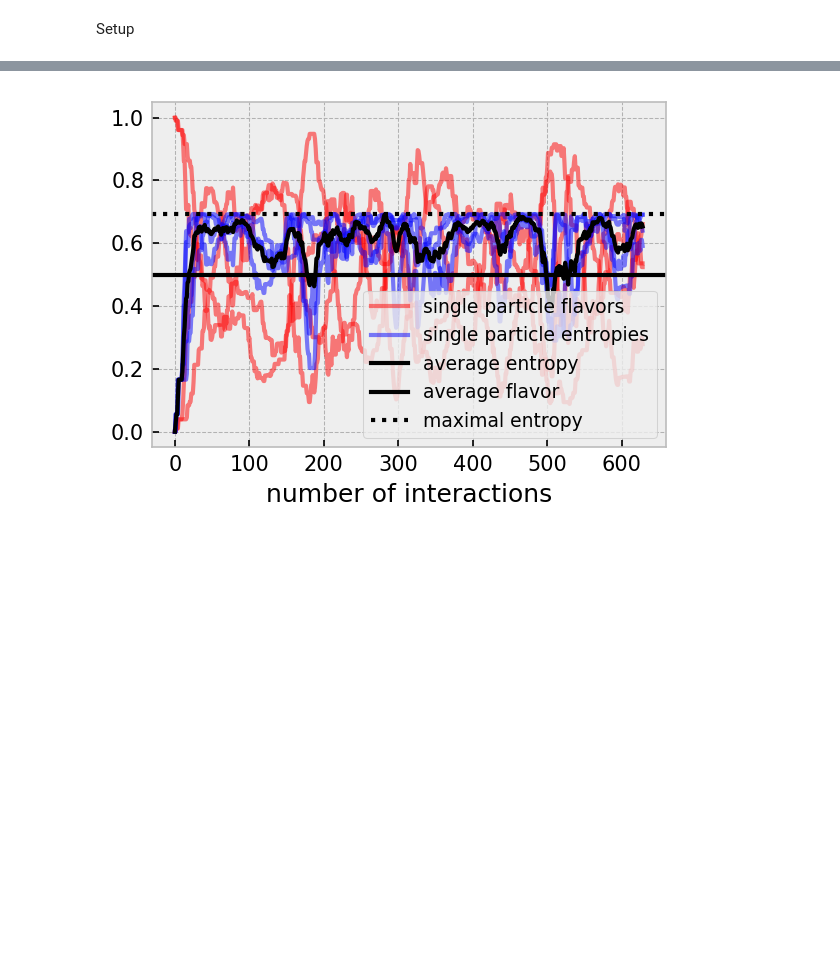
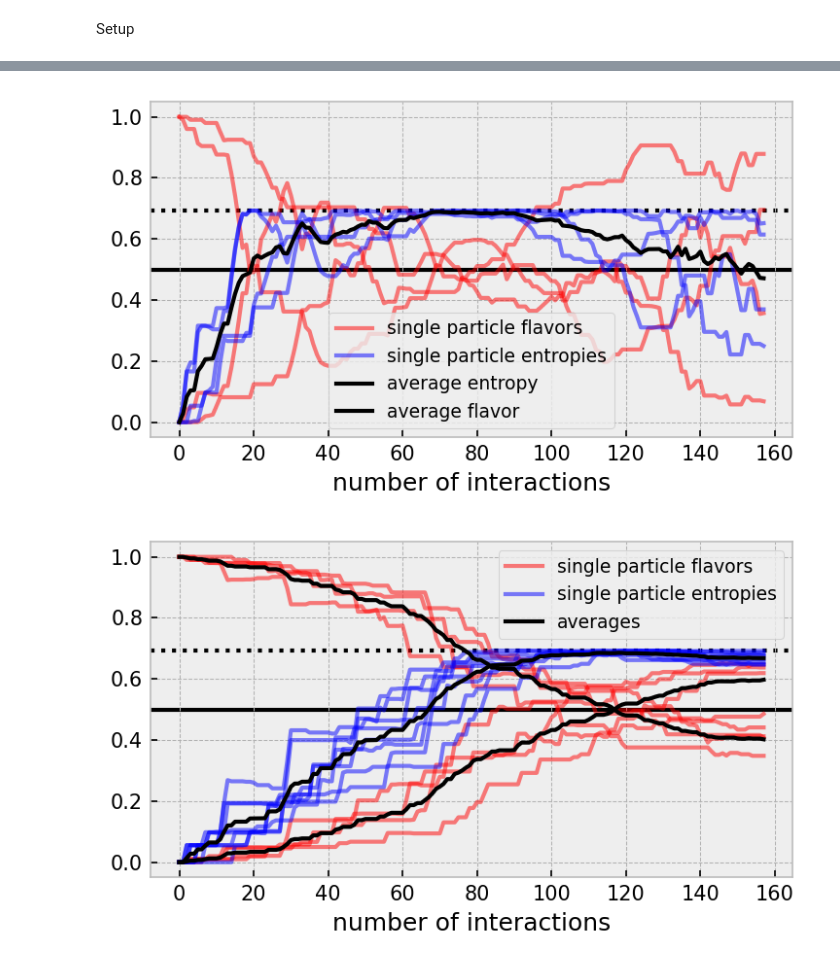
Before and after one commit to schrodingers-turtle/cooking-simulation, a Jupyter notebook: notebooks/cooking_simulation_1.ipynb, the cells around one changed output, grey strips where cells are left out. Drawn from its saved outputs; the diff is of its cells as text; code cells hidden in the pictures; blank space fills up the shorter version.

```diff
--- a/notebooks/cooking_simulation_1.ipynb
+++ b/notebooks/cooking_simulation_1.ipynb
@@ -167,8 +189,17 @@ n_scatters = round(20 * pi/omega0_t)
 data = analyze(psi0, n_scatters=n_scatters, omega0_t=omega0_t)
 # %%
-plot(data)
+plot(*data, style=1)
 # %% [output]
-[figure, old version]
+[figure, new version]
+# %%
+psi0 = [1, 1, 1, 1, 0, 0, 0, 0]
+omega0_t = 0.1
+n_scatters = round(5 * pi/omega0_t)
+data = analyze(psi0, n_scatters=n_scatters, omega0_t=omega0_t)
+# %%
+plot(*data, style=2)
+# %% [output]
+[figure, added]
 # %%
 psi0 = [1, 1, 1, 1, 1, 1, 0, 0, 0, 0, 0, 0]
 omega0_t = 0.1
```
Also changed, not shown: parts of 9 cells of this notebook, 3 other files.
